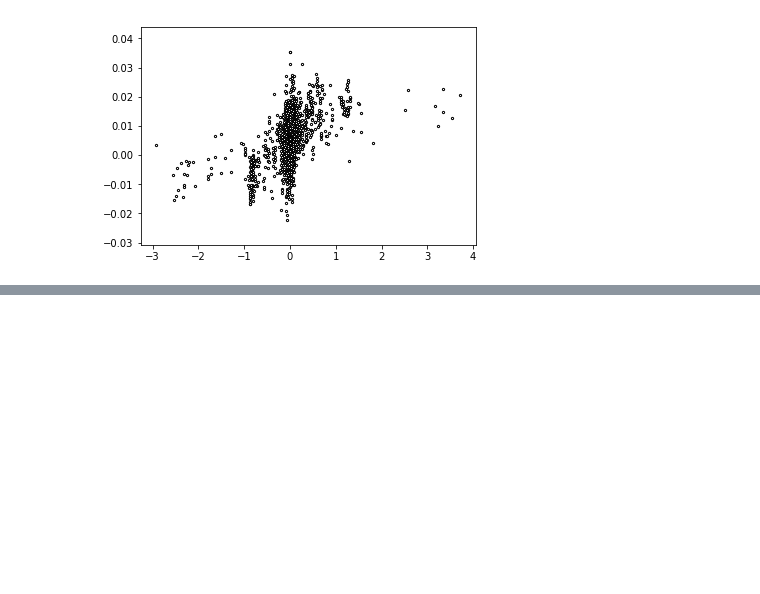
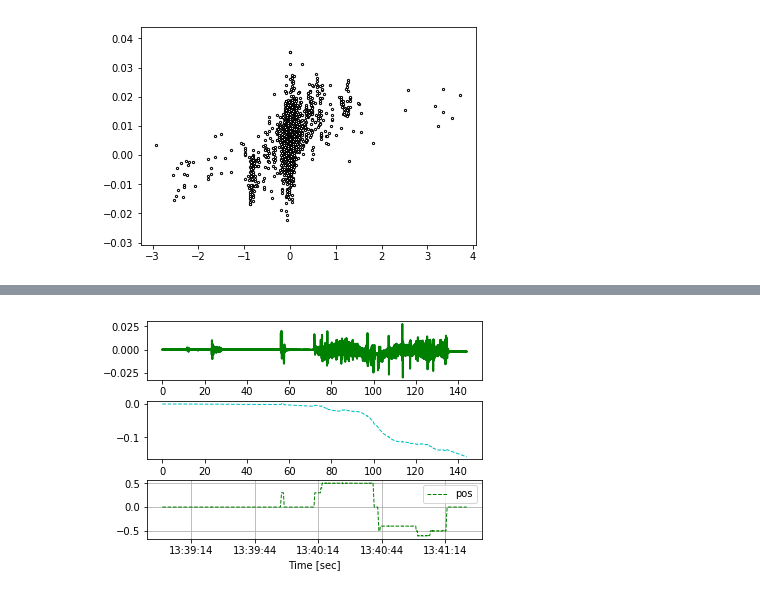
Before and after one commit to marc-hanheide/jupyter-notebooks, a Jupyter notebook: ROSbag_pandas.ipynb, the cells around one changed output, grey strips where cells are left out. Drawn from its saved outputs; the diff is of its cells as text; code cells hidden in the pictures; blank space fills up the shorter version.

```diff
--- a/ROSbag_pandas.ipynb
+++ b/ROSbag_pandas.ipynb
@@ -103,0 +175,51 @@ dataframe.to_csv('imu.csv')
+# %%
+t = (df.index.values
+            - df.index.values.astype('datetime64[D]'))/np.timedelta64(1,'s')
+t = t - np.min(t)
+
+#data=np.sqrt(
+#    np.multiply(df[u'imu_data__linear_acceleration_x'], df[u'imu_data__linear_acceleration_x']) +
+#    np.multiply(df[u'imu_data__linear_acceleration_y'], df[u'imu_data__linear_acceleration_y']) +
+#    np.multiply(df[u'imu_data__linear_acceleration_z'], df[u'imu_data__linear_acceleration_z'])
+#)
+
+data = df[u'imu_data__linear_acceleration_x']
+
+data = data.dropna()
+t = (data.index.values
+            - data.index.values.astype('datetime64[D]'))/np.timedelta64(1,'s')
+t = t - np.min(t)
+data = data - np.median(data[0])
+#t=df['sec'].values
+y = data
+#y = butter_pass_filter(data, cutoff, fs, order)
+#y = butter_pass_filter(y, .1, fs, order, btype='high')
+td = np.diff(t, prepend=0)
+p = np.cumsum(data)
+# integrate acceleration into velocity
+v = np.cumsum(np.multiply(y,td))
+# integrate velocity into position
+pos = np.cumsum(np.multiply(v,td))
+
+plt.subplot(3, 1, 1)
+plt.plot(t, data, 'b-', label='data')
+plt.plot(t, y, 'g-', linewidth=2, label='filtered data')
+plt.xlabel('Time [sec]')
+#plt.plot(t, p, 'r-', linewidth=1, label='pos')
+plt.subplot(3, 1, 2)
+plt.plot(t, v, 'c--', linewidth=1, label='pos')
+
+plt.subplot(3, 1, 3)
+df_odom_ax = df[u'odometry_base_raw__twist_twist_linear_x']
+df_odom_ax = df_odom_ax.dropna()
+plt.plot(df_odom_ax.index.values, df_odom_ax, 'g--', linewidth=1, label='pos')
+
+plt.xlabel('Time [sec]')
+plt.grid()
+plt.legend()
+#display(t)
+
+plt.subplots_adjust(hspace=0.35)
+plt.show()
+# %% [output]
+[figure, added]
```
Also changed, not shown: parts of 4 cells of this notebook, 1 other file.
